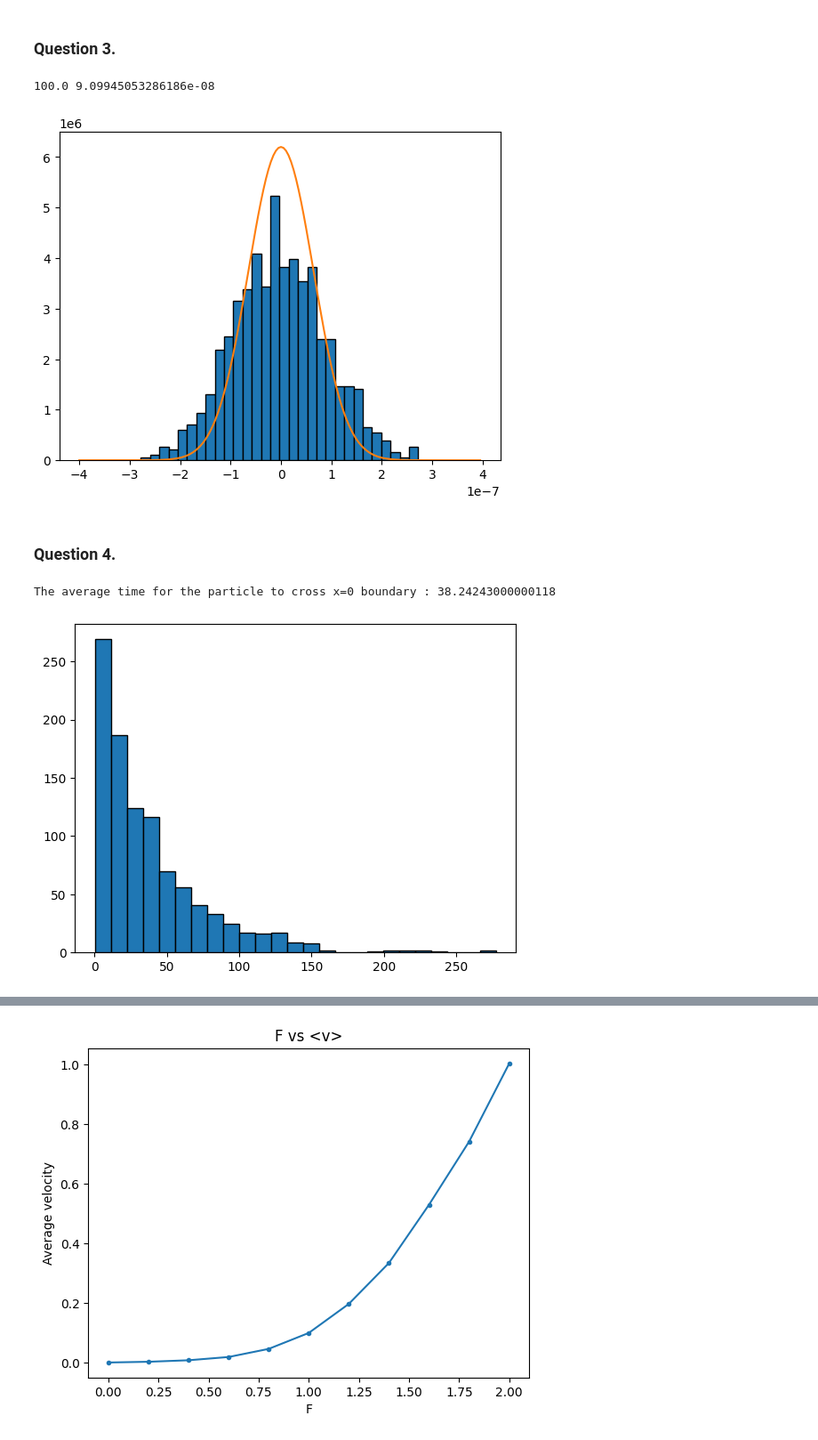
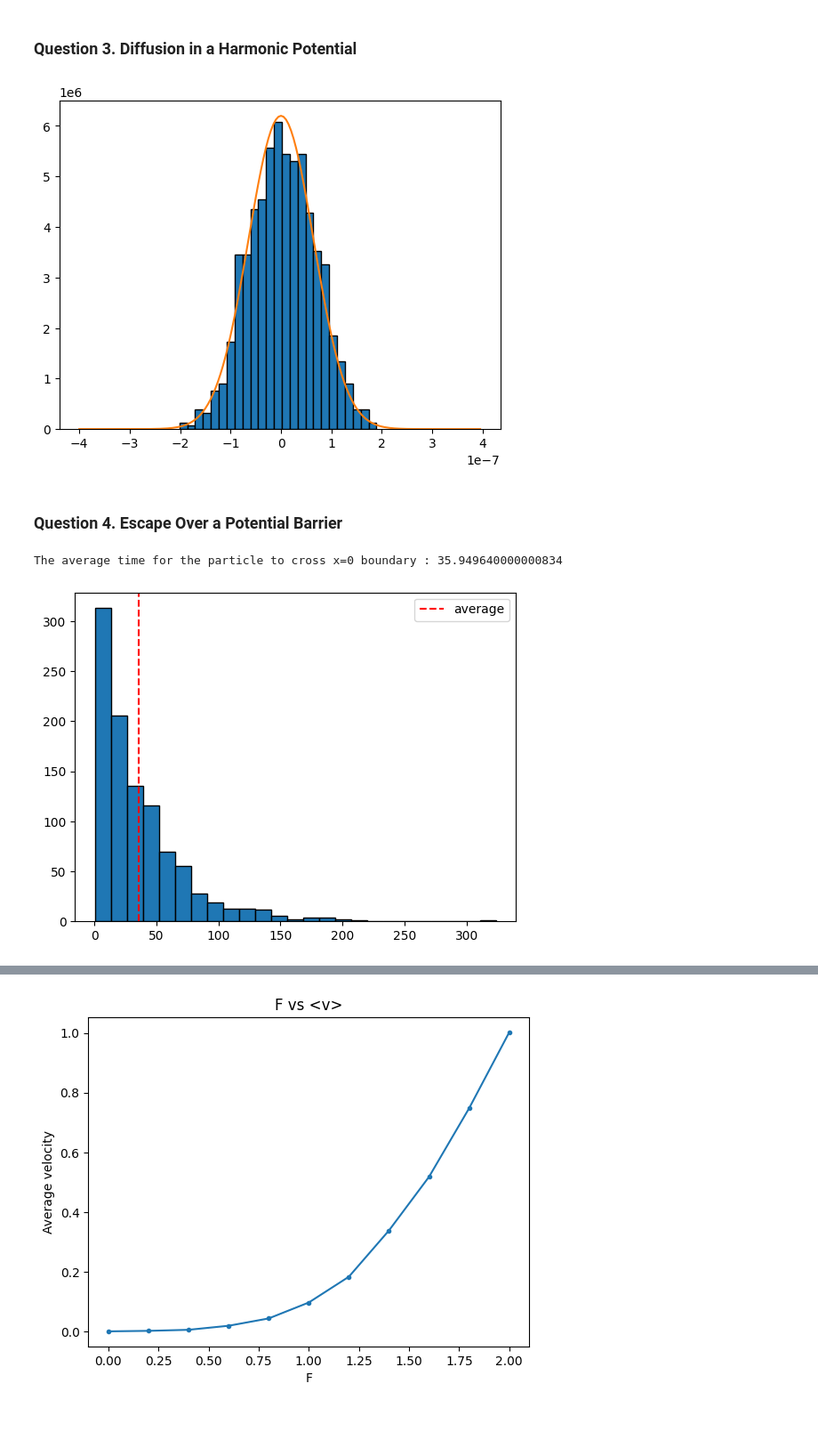
Before and after one commit to ChandraAnunay/Langevin-Dynamics, a Jupyter notebook: langevin.ipynb, the cells around one changed output, grey strips where cells are left out. Shown at 89% size. Cells and saved outputs as stored; diff of their text form; code cells hidden in the pictures.

```diff
--- a/langevin.ipynb
+++ b/langevin.ipynb
@@ -93,17 +93,18 @@ plt.show()
 # %% [markdown]
-### Question 3.
+### Question 3. Diffusion in a Harmonic Potential
 # %%
 # parameters
 k = 10**-6
 gmma = 10**-8
 T = 300
 kb = 1.38*10**-23
-dt = 0.01
+dt = 0.001
 t0,tf = 0.0,100.0
 N = int((tf-t0)/dt+1)
+N_sim = 1000
 a = k/gmma
 b = (2*kb*T/gmma*dt)**0.5
-print(a,b)
+# print(a,b)
 # single trajectory
 def traj_3():
     x_arr = np.zeros((N,),float)
@@ -115,23 +116,21 @@ def traj_3():
 disp_arr = []
 for i in range(N_sim):
     disp_arr.append(traj_3())
-# %% [output]
-100.0 9.09945053286186e-08
 # %%
 # Boltzmann distribution
 x_arr = np.arange(-4*10**-7,4*10**-7,5*10**-9)
 c = (2*np.pi*kb*T/k)**-0.5
 d = k/2/kb/T
 P_arr = c*np.exp(-d*x_arr**2)
 
 # plotting the prob. distribution
-plt.hist(disp_arr,bins = 30,edgecolor = 'k',density = True)
+plt.hist(disp_arr,bins = 25,edgecolor = 'k',density = True)
 plt.plot(x_arr,P_arr)
 plt.show()
 # %% [output]
-[figure, old version]
+[figure, new version]
 # %% [markdown]
-### Question 4.
+### Question 4. Escape Over a Potential Barrier
 # %%
 # parameters
 gmma = 1
@@ -168,13 +167,15 @@ tf_arr = np.array(tf_arr)
 # avg time of crossing
 print(f'The average time for the particle to cross x=0 boundary : {np.mean(tf_arr)}')
 # %% [output]
-The average time for the particle to cross x=0 boundary : 38.24243000000118
+The average time for the particle to cross x=0 boundary : 35.949640000000834
 # %%
 # histogram
 plt.hist(tf_arr,bins=25,edgecolor = 'k')
+plt.axvline(np.mean(tf_arr),c = 'red',ls = '--', label = 'average')
+plt.legend()
 plt.show()
 # %% [output]
-[figure, old version]
+[figure, new version]
 # %%
 # visualising some trajectories
 N_traj = 3      # no. of trajectories to be plotted
```
Also changed, not shown: parts of 17 cells of this notebook, 1 other file.
